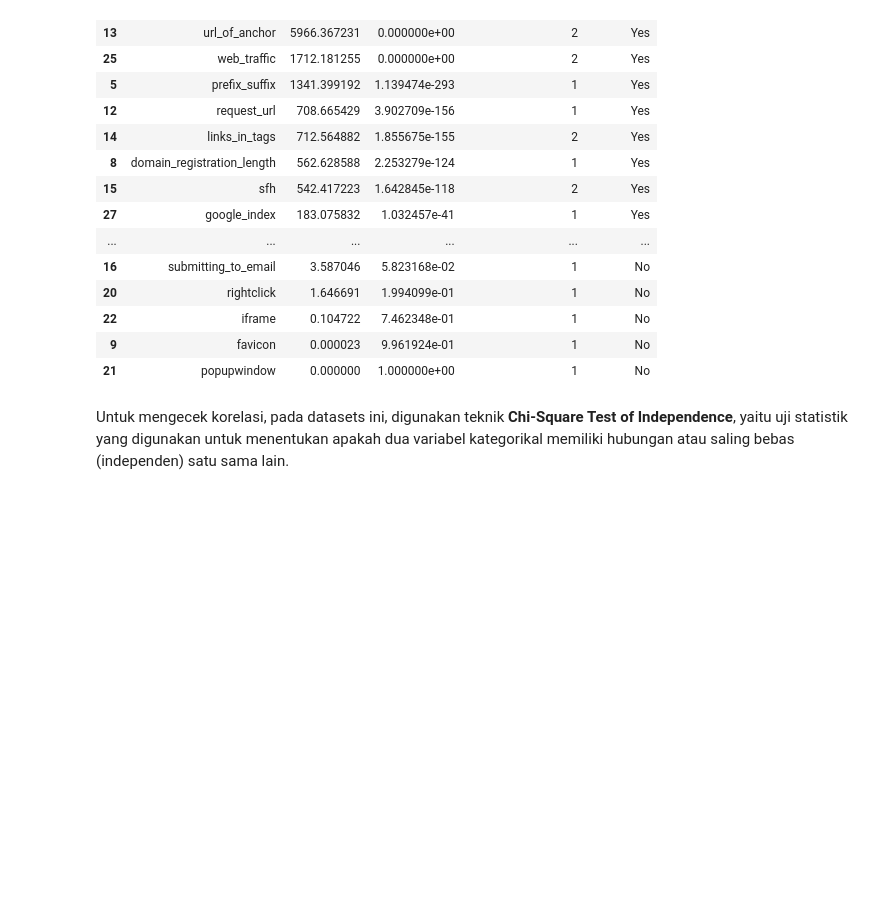
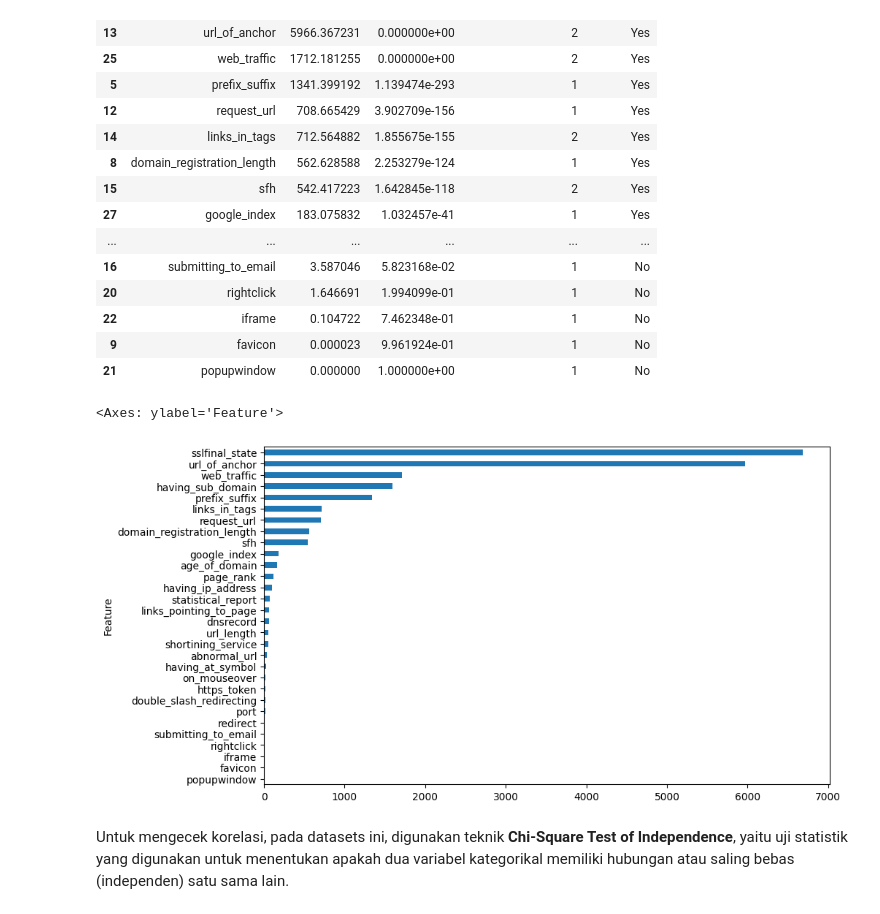
Before and after one commit to Alfthrpy/Predictive_analysis, a Jupyter notebook: notebook.ipynb, the cells around one changed output. Cells and saved outputs as stored; diff of their text form; code cells hidden in the pictures; blank space fills up the shorter version.

```diff
--- a/notebook.ipynb
+++ b/notebook.ipynb
@@ -54,9 +51,0 @@ array([-1,  1])
-# %%
-boolean_col = []
-category_col = []
-
-for col in X.columns:
-    if X[col].nunique() == 2:
-        boolean_col.append(col)
-    else:
-        category_col.append(col)
@@ -411,6 +282,12 @@ chi2_df
 | 22 | iframe | 0.104722 | 7.462348e-01 | 1 | No |
 | 9 | favicon | 0.000023 | 9.961924e-01 | 1 | No |
 | 21 | popupwindow | 0.000000 | 1.000000e+00 | 1 | No |
+# %%
+chi2_df_sorted = chi2_df.sort_values(by='Chi-square', ascending=True)
+chi2_df_sorted.plot(x='Feature', y='Chi-square', kind='barh', figsize=(10, 6), legend=False)
+# %% [output]
+<Axes: ylabel='Feature'>
+[figure, added]
 # %% [markdown]
 Untuk mengecek korelasi, pada datasets ini, digunakan teknik **Chi-Square Test of Independence**, yaitu uji statistik yang digunakan untuk menentukan apakah dua variabel kategorikal memiliki hubungan atau saling bebas (independen) satu sama lain.
 # %% [markdown]
```
Also changed, not shown: parts of 41 cells of this notebook, 34 other files.
